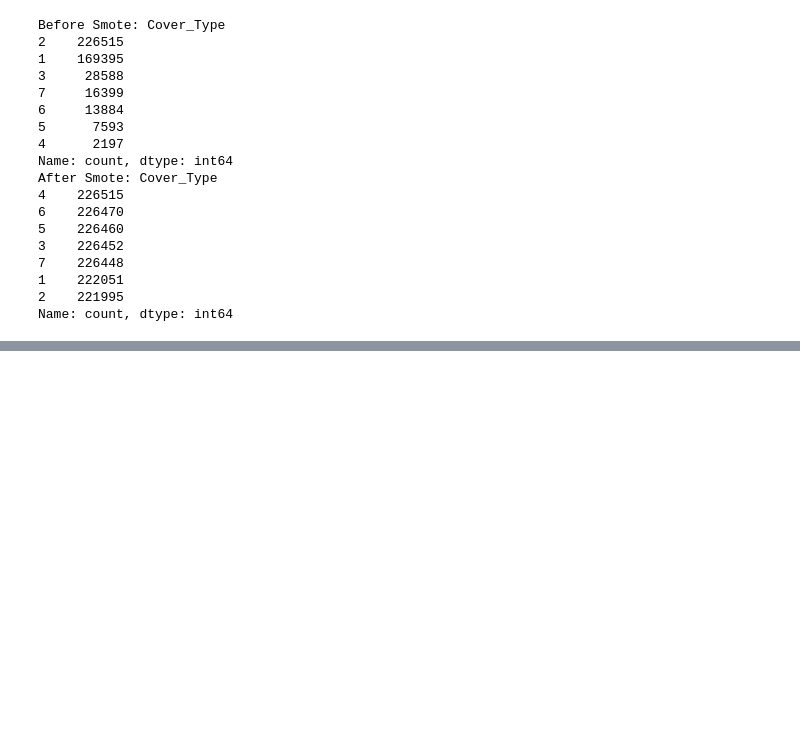
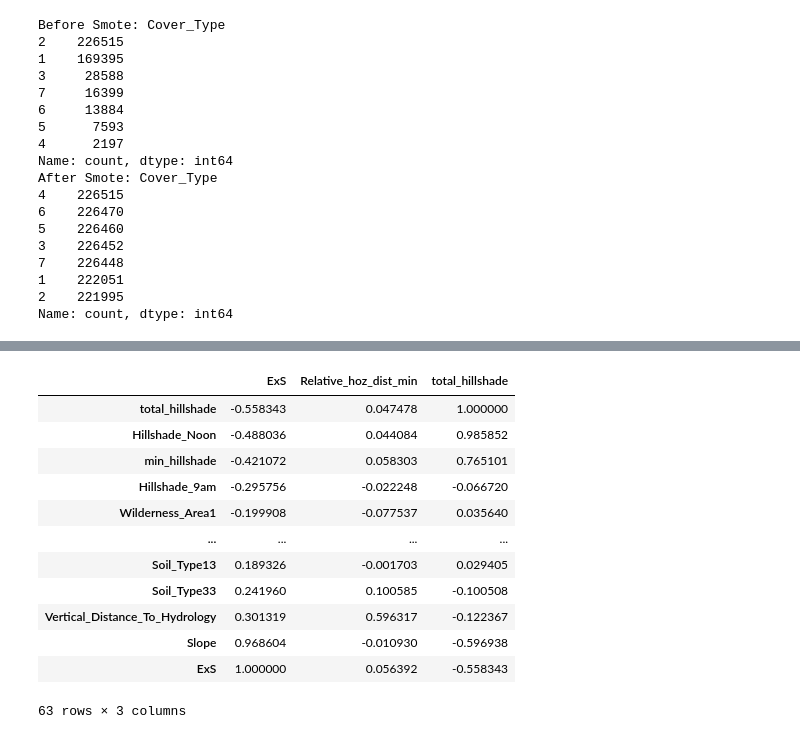
Before and after one commit to JamieSH03/ML-assing-2, a Jupyter notebook: Assignment2.ipynb, the cells around one changed output, grey strips where cells are left out. Saved outputs shown, nothing was run; the diff lists cells and outputs as text; code cells hidden in the pictures; blank space fills up the shorter version.

```diff
--- a/Assignment2.ipynb
+++ b/Assignment2.ipynb
@@ -696,0 +763,4 @@ Test Accuracy: 0.8843
+# %%
+df_eng = df.copy()
+
+df_eng.columns
@@ -696,0 +784,27 @@ Test Accuracy: 0.8843
+# %%
+# df_eng["ExS"] = df["Elevation"] * df["Slope"]
+
+# # Row-wise min/max/mean
+# df_eng["Relative_hoz_dist_min"] = df[[
+#     "Horizontal_Distance_To_Hydrology",
+#     "Horizontal_Distance_To_Fire_Points",
+#     "Horizontal_Distance_To_Roadways"
+# ]].min(axis=1)
+
+# df_eng["Relative_hoz_dist_max"] = df[[
+#     "Horizontal_Distance_To_Hydrology",
+#     "Horizontal_Distance_To_Fire_Points",
+#     "Horizontal_Distance_To_Roadways"
+# ]].max(axis=1)
+
+df_eng["Relative_hoz_dist_mean"] = df[[
+    "Horizontal_Distance_To_Hydrology",
+    "Horizontal_Distance_To_Fire_Points",
+    "Horizontal_Distance_To_Roadways"
+]].mean(axis=1)
+
+df_eng["total_hillshade"] = df[["Hillshade_9am","Hillshade_Noon","Hillshade_3pm"]].sum(axis=1)
+# df_eng["min_hillshade"]   = df[["Hillshade_9am","Hillshade_Noon","Hillshade_3pm"]].min(axis=1)
+# df_eng["max_hillshade"]   = df[["Hillshade_9am","Hillshade_Noon","Hillshade_3pm"]].max(axis=1)
+
+df_eng["Relative_height_from_water"] = df["Elevation"] - df["Vertical_Distance_To_Hydrology"]
@@ -696,0 +860,16 @@ Test Accuracy: 0.8843
+# %%
+df_eng.corr()[["ExS","Relative_hoz_dist_min","total_hillshade"]].sort_values(by="ExS")
+# %% [output]
+|  | ExS | Relative_hoz_dist_min | total_hillshade |
+| total_hillshade | -0.558343 | 0.047478 | 1.000000 |
+| Hillshade_Noon | -0.488036 | 0.044084 | 0.985852 |
+| min_hillshade | -0.421072 | 0.058303 | 0.765101 |
+| Hillshade_9am | -0.295756 | -0.022248 | -0.066720 |
+| Wilderness_Area1 | -0.199908 | -0.077537 | 0.035640 |
+| ... | ... | ... | ... |
+| Soil_Type13 | 0.189326 | -0.001703 | 0.029405 |
+| Soil_Type33 | 0.241960 | 0.100585 | -0.100508 |
+| Vertical_Distance_To_Hydrology | 0.301319 | 0.596317 | -0.122367 |
+| Slope | 0.968604 | -0.010930 | -0.596938 |
+| ExS | 1.000000 | 0.056392 | -0.558343 |
+63 rows × 3 columns
```
Also changed, not shown: parts of 43 cells of this notebook.
